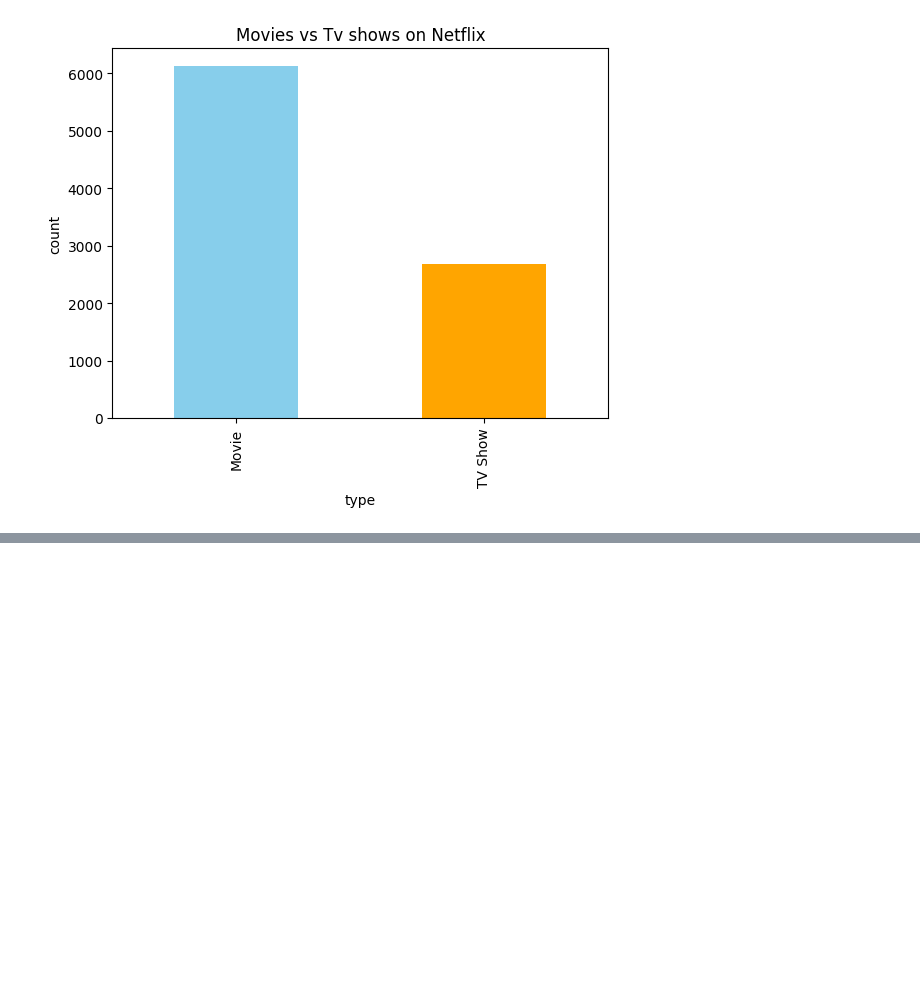
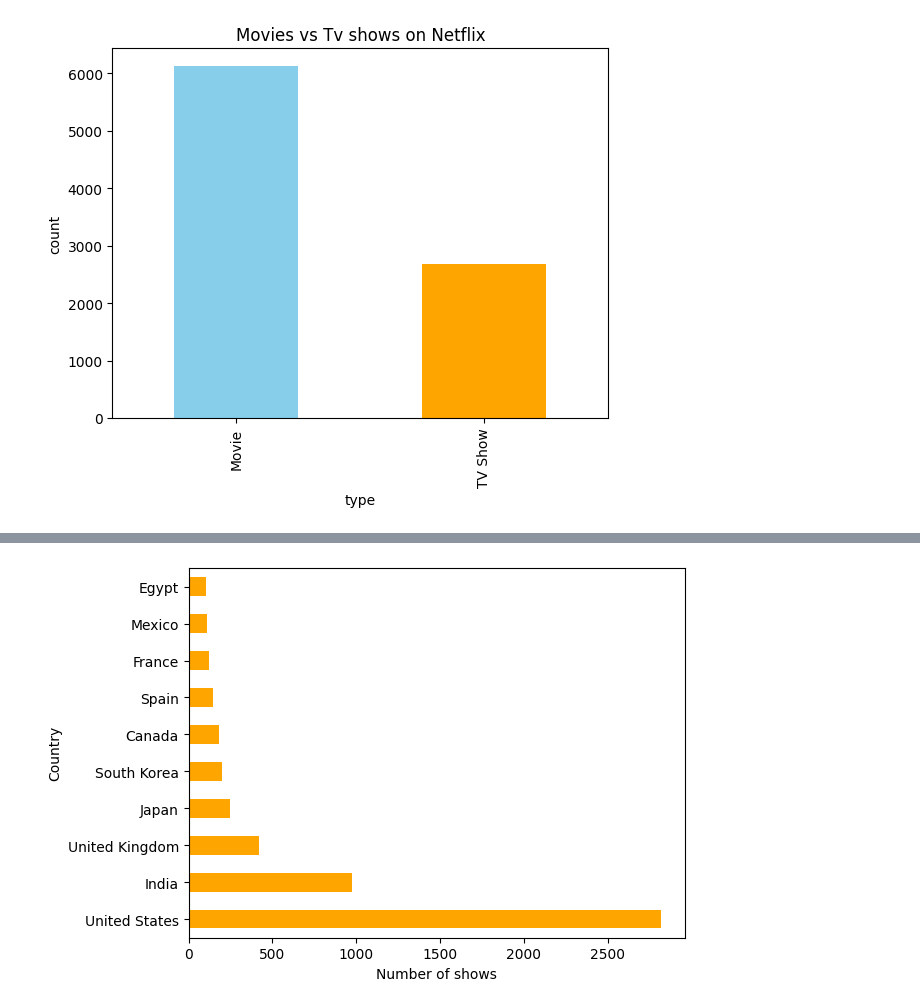
Before and after one commit to Venusvasan/My-journey, a Jupyter notebook: Notebooks/Netflix_Load.ipynb, the cells around one changed output, grey strips where cells are left out. Cells and saved outputs as stored; diff of their text form; code cells hidden in the pictures; blank space fills up the shorter version.

```diff
--- a/Notebooks/Netflix_Load.ipynb
+++ b/Notebooks/Netflix_Load.ipynb
@@ -95,0 +105,8 @@ plt.show()
+# %%
+#top ten countries
+df['country'].value_counts().head(10).plot(kind='barh',color='orange')
+plt.xlabel('Number of shows')
+plt.ylabel('Country')
+plt.show()
+# %% [output]
+[figure, added]
```
Also changed, not shown: parts of 2 cells of this notebook.
